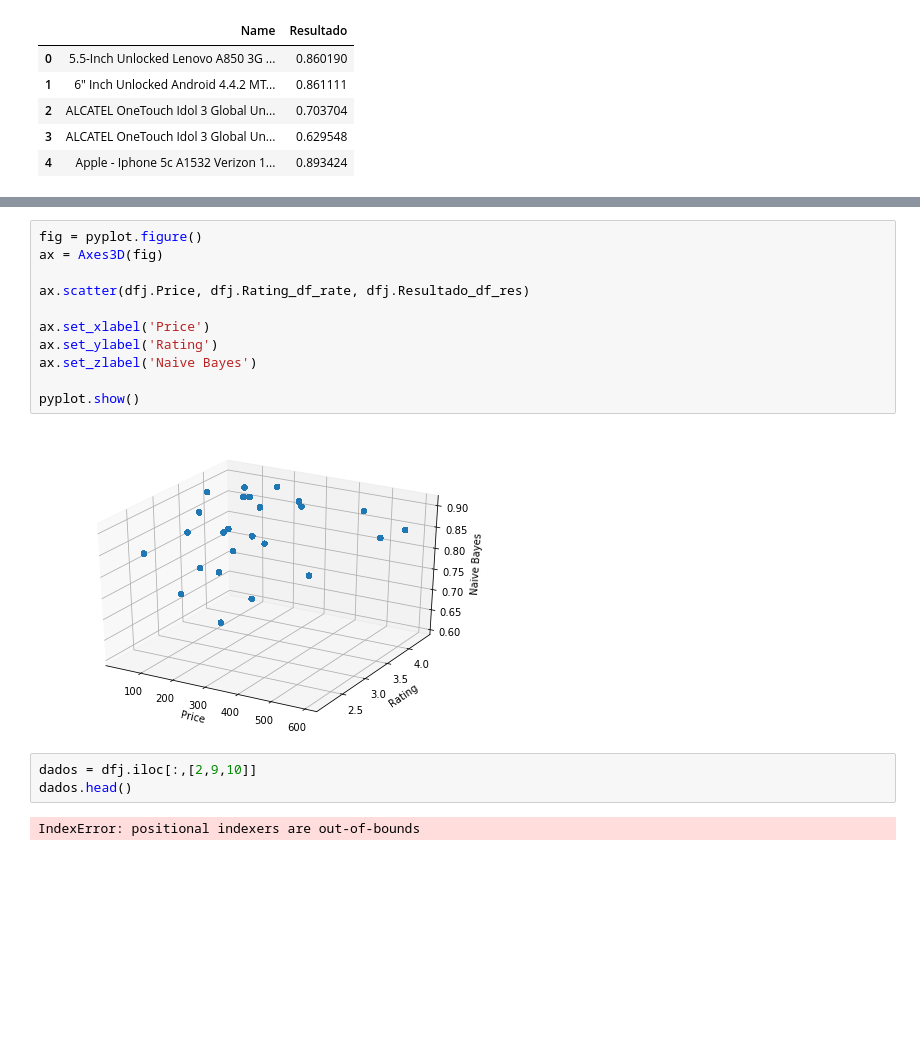
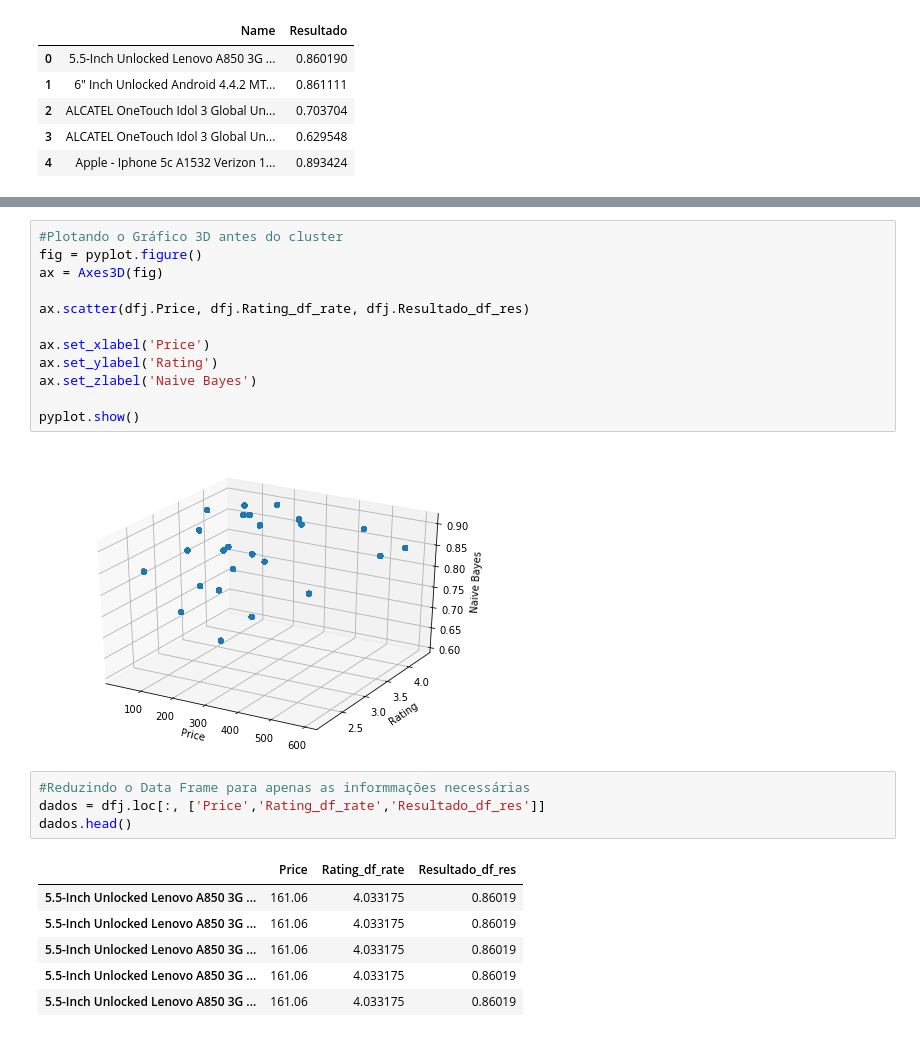
Before and after one commit to HeMatita/Projeto3Dados-, a Jupyter notebook: Projeto 3 .ipynb, the cells around one changed output, grey strips where cells are left out. Cells and saved outputs as stored; diff of their text form; blank space fills up the shorter version.

```diff
--- a/Projeto 3 .ipynb
+++ b/Projeto 3 .ipynb
@@ -104,6 +104,7 @@ dfj.head()
 | 5.5-Inch Unlocked Lenovo A850 3G ... | 111 | 161.06 | 5 | THANKS A GOOD PRODUCT | 530 | Lenovo | 1 | 1 | ... |
 | 5.5-Inch Unlocked Lenovo A850 3G ... | 112 | 161.06 | 5 | I am satisfied with my purchase | 530 | Lenovo | 1 | 1 | ... |
 # %%
+#Plotando o Gráfico 3D antes do cluster
 fig = pyplot.figure()
 ax = Axes3D(fig)
 
@@ -116,8 +117,14 @@ ax.set_zlabel('Naive Bayes')
 pyplot.show()
 # %% [output]
 [figure]
-# %%
-dados = dfj.iloc[:,[2,9,10]]
-dados.head()
-# %% [output]
-IndexError: positional indexers are out-of-bounds
+# %%
+#Reduzindo o Data Frame para apenas as informmações necessárias
+dados = dfj.loc[:, ['Price','Rating_df_rate','Resultado_df_res']]
+dados.head()
+# %% [output]
+|  | Price | Rating_df_rate | Resultado_df_res |
+| 5.5-Inch Unlocked Lenovo A850 3G ... | 161.06 | 4.033175 | 0.86019 |
+| 5.5-Inch Unlocked Lenovo A850 3G ... | 161.06 | 4.033175 | 0.86019 |
+| 5.5-Inch Unlocked Lenovo A850 3G ... | 161.06 | 4.033175 | 0.86019 |
+| 5.5-Inch Unlocked Lenovo A850 3G ... | 161.06 | 4.033175 | 0.86019 |
+| 5.5-Inch Unlocked Lenovo A850 3G ... | 161.06 | 4.033175 | 0.86019 |
```
Also changed, not shown: parts of 3 cells of this notebook.
